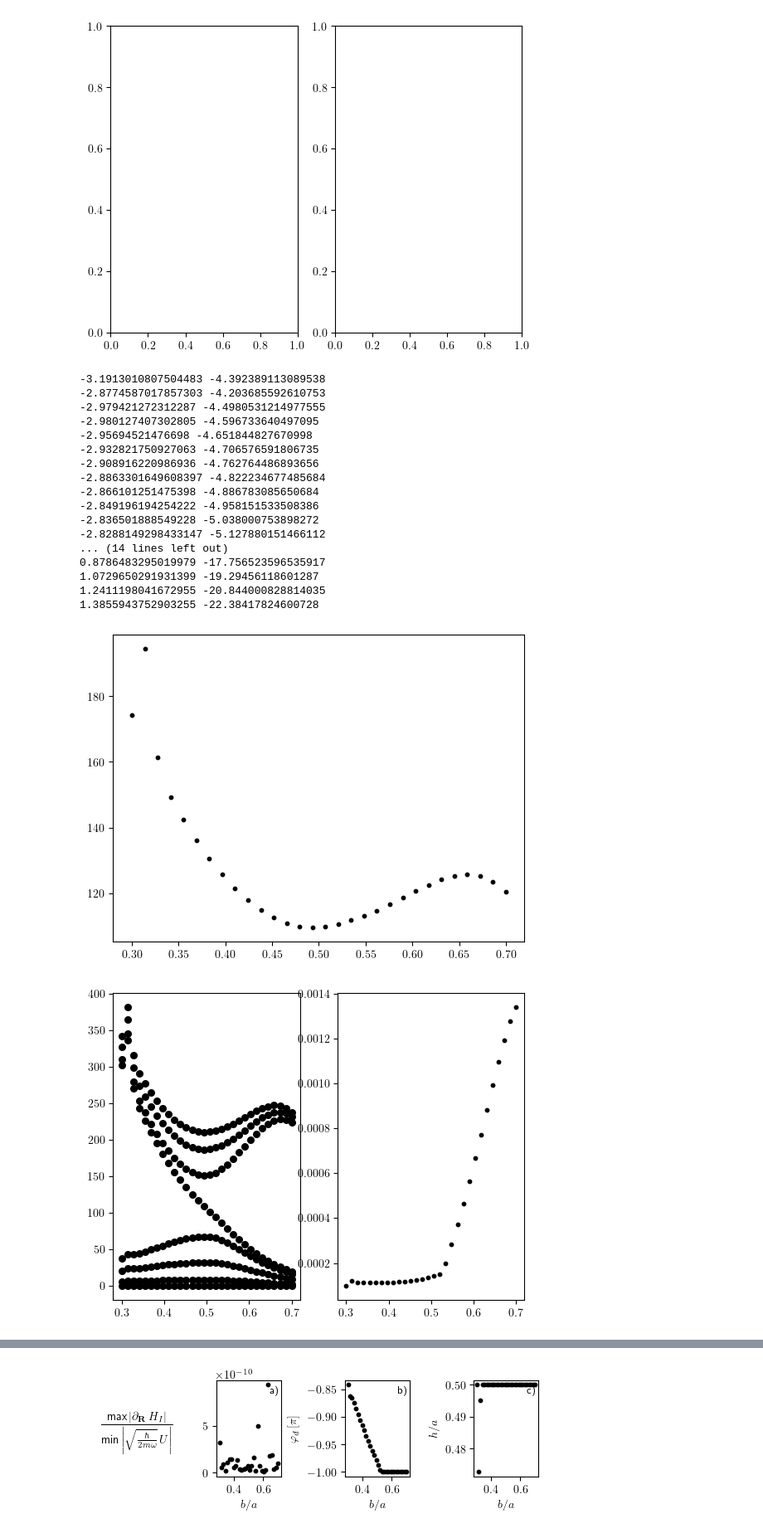
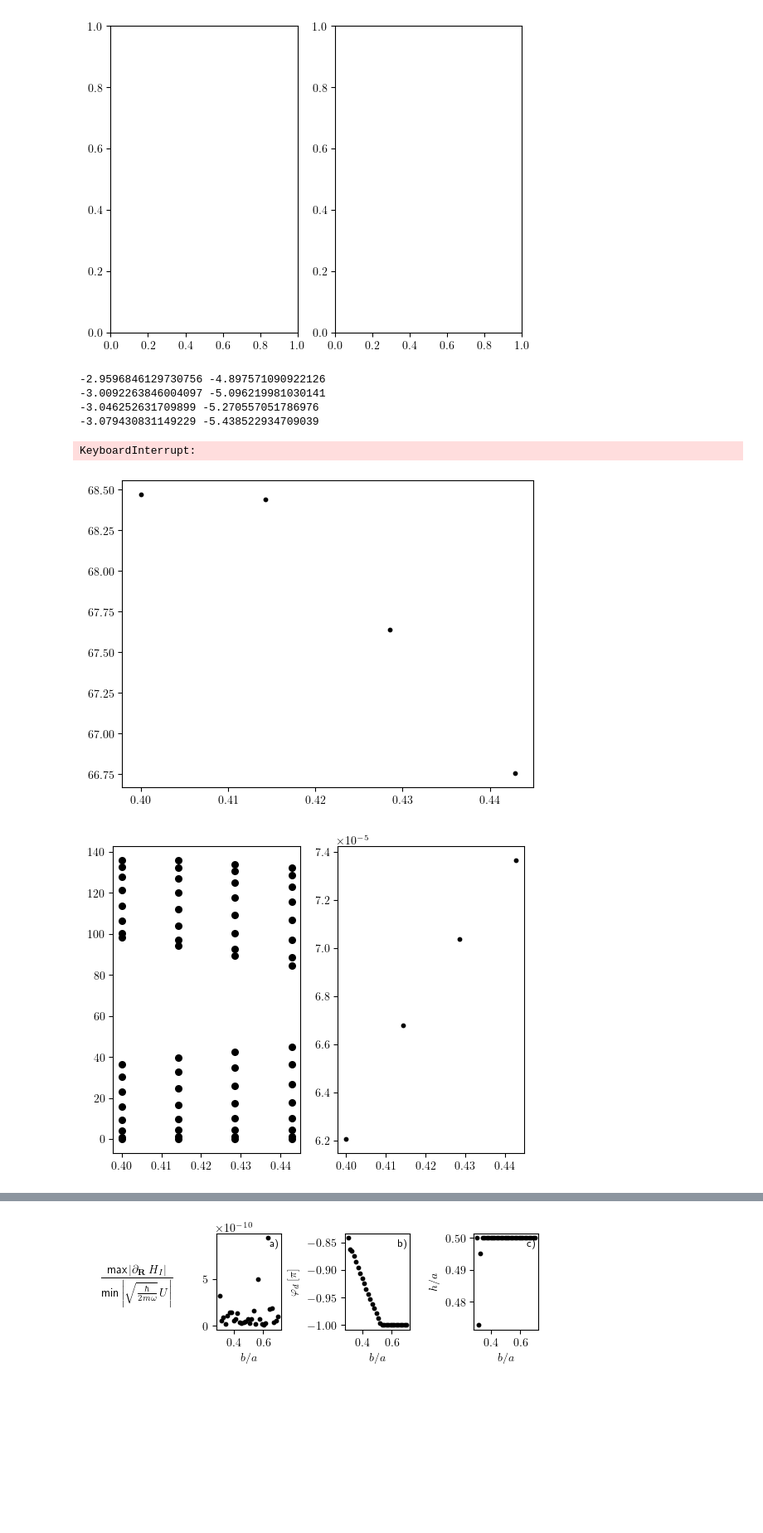
Before and after one commit to ChriGomm/master, a Jupyter notebook: numerics/interactions.ipynb, the cells around one changed output, grey strips where cells are left out. Shown at 83% size. Cells and saved outputs as stored; diff of their text form; code cells hidden in the pictures; blank space fills up the shorter version.

```diff
--- a/numerics/interactions.ipynb
+++ b/numerics/interactions.ipynb
@@ -1353,24 +1352,24 @@ def abs_eigvec(param,b):
     # dmat = nearest_nb_Hamiltonian(b,h,a,chain_length,lambda x, y: dip_derivative_full(x, 0, 0, y),0,d)
     # dmat += np.diag(np.ones(chain_length))*(m*w**2*r**2/V)[-1]/10**8
     # beta = grad(b,h,a,chain_length,nom_der1,d)
-    dmat = hopping_Ham(b,h,1,a,chain_length,lambda x, y: dip_derivative_full_vec(x, y),d)
+    dmat = hopping_Ham(b,h,0.0,a,chain_length,lambda x, y: dip_derivative_full_vec(x, y),d)
     # dmat = hopping_Ham(b,h,(m*w**2*r**2/V)[-1]/10**8,a,chain_length,lambda x, y: dip_derivative_full_vec(x, y),d)
     beta = grad_long_range(b,h,a,chain_length,nom_der1_vec,d)
     return np.max(np.abs(beta))/np.min(np.where(dmat==0,np.inf,np.abs(dmat)))
     # eigenvecs = np.linalg.solve(dmat,beta)
-    # eigenvecs = np.linalg.lstsq(dmat,beta)[0]
-    # return np.linalg.norm(beta)
-    return np.max(np.abs(eigenvecs))
+    # # eigenvecs = np.linalg.lstsq(dmat,beta)[0]
+    # # return np.linalg.norm(beta)
+    # return np.max(np.abs(eigenvecs))
 from scipy.optimize import minimize
-N = 30
+N = 15
 # b = np.linspace(0.25,0.75,N)
-b = np.linspace(0.3,0.7,N)
+b = np.linspace(0.4,0.6,N)
 phis = np.ones(N)*(3.7)
 hs = np.ones(N)*0.25
 fig2, ax2 = plt.subplots(1,1)
 fig3, ax3 = plt.subplots(1,2)
 fig, ax = plt.subplots(1,2)
-chain_length = 8
+chain_length = 16
 Deltap = 0.2
 Deltah = 0.1
 grid_numb = 3
@@ -1387,50 +1386,38 @@ for i in range(N):
     for n in range(len(phi_grid)):
         for m in range(len(h_grid)):
             # try:
-                res = minimize(abs_eigvec,x0=(phi_grid[n],h_grid[m]),args=b[i],bounds=((-np.pi,np.pi),(-0.,0.5)),tol=1e-12)
+                res = minimize(abs_eigvec,x0=(phi_grid[n],h_grid[m]),args=b[i],bounds=((-2*np.pi,2*np.pi),(-0.7,0.7)),tol=1e-12)
                 min_vals.append(res.fun)
                 min_phi.append(res.x[0])
                 min_h.append(res.x[1])
             # except:
             #     pass
     crit = np.array([min_vals, min_phi, min_h]).T
     sorted_crit = sorted(crit, key=lambda x: x[0])
 
 
     phis[i] = sorted_crit[0][1]
     hs[i] = sorted_crit[0][2]
     dmat = nearest_nb_Hamiltonian(b[i],hs[i],a,chain_length,lambda x, y: dip_derivative_full(x, 0, 0, y),0,np.array([np.cos(phis[i]),np.sin(phis[i])]))
     eig, vec = np.linalg.eig(dmat)
     ax3[0].scatter(b[i]*np.ones(chain_length),eig,color='0',s=30)
     beta = grad(b[i],hs[i],a,chain_length,nom_der1,np.array([np.cos(phis[i]),np.sin(phis[i])]))
     dmatp = dmat+ np.diag(np.ones(chain_length))*(m*w**2*r**2/V)[-1]/10**8
     vecp = np.linalg.solve(dmatp,beta)
     dis = dmat@vecp
     ax3[1].scatter(b[i],np.max(dis),color='0',s=10)
     # ax3[1].scatter(b[i]*np.ones(chain_length),beta,color='0',s=30)
     ax2.scatter(b[i],np.max(np.abs(dmat)),color='0',s=10)
     # ax2.scatter(b[i],sorted_crit[0][0],color='0',s=10)
 
 ax[0].scatter(b,phis,color='0',s=10)
 ax[1].scatter(b,hs,color='0',s=10)
 plt.show()
 # %% [output]
--3.1913010807504483 -4.392389113089538
--2.8774587017857303 -4.203685592610753
--2.979421272312287 -4.4980531214977555
--2.980127407302805 -4.596733640497095
--2.95694521476698 -4.651844827670998
--2.932821750927063 -4.706576591806735
--2.908916220986936 -4.762764486893656
--2.8863301649608397 -4.822234677485684
--2.866101251475398 -4.886783085650684
--2.849196194254222 -4.958151533508386
--2.836501888549228 -5.038000753898272
--2.8288149298433147 -5.127880151466112
-... (14 lines left out)
-0.8786483295019979 -17.756523596535917
-1.0729650291931399 -19.29456118601287
-1.2411198041672955 -20.844000828814035
-1.3855943752903255 -22.38417824600728
+-2.9596846129730756 -4.897571090922126
+-3.0092263846004097 -5.096219981030141
+-3.046252631709899 -5.270557051786976
+-3.079430831149229 -5.438522934709039
+KeyboardInterrupt:
-[figure, old version]
+[figure, new version]
-[figure, old version]
+[figure, new version]
```
Also changed, not shown: parts of 4 cells of this notebook, 4 other files.
